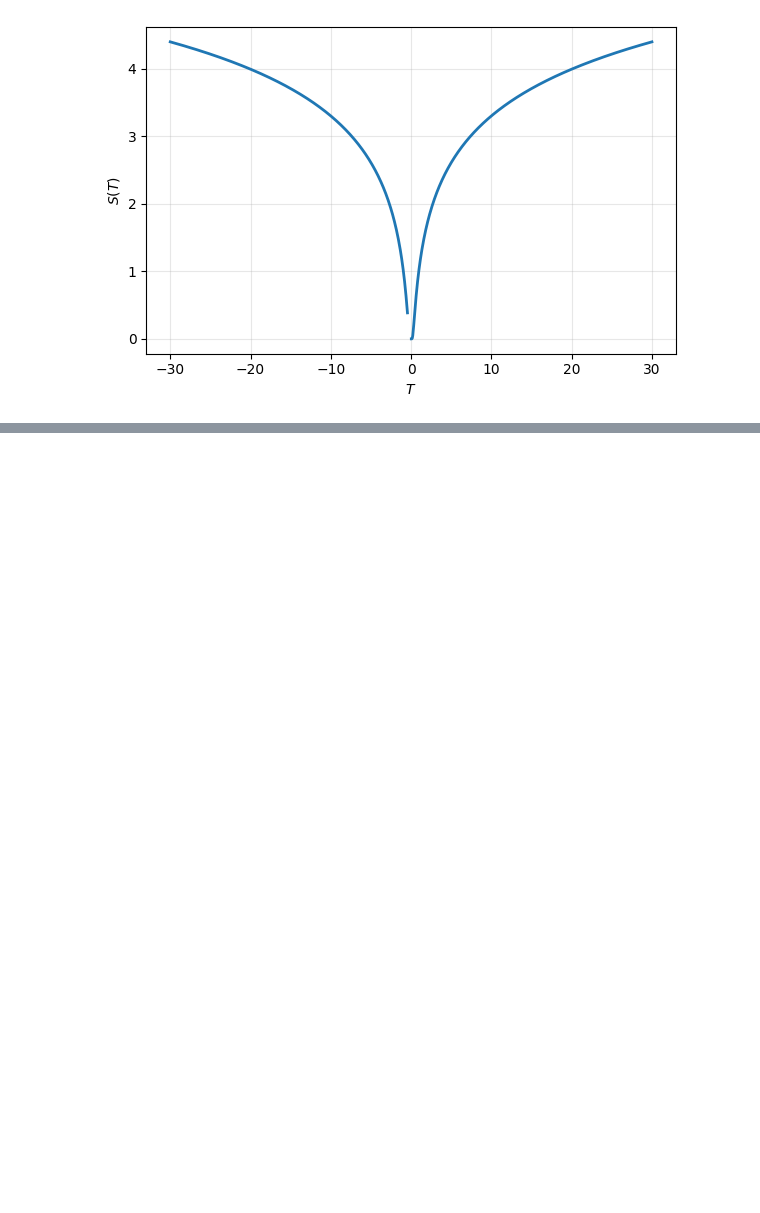
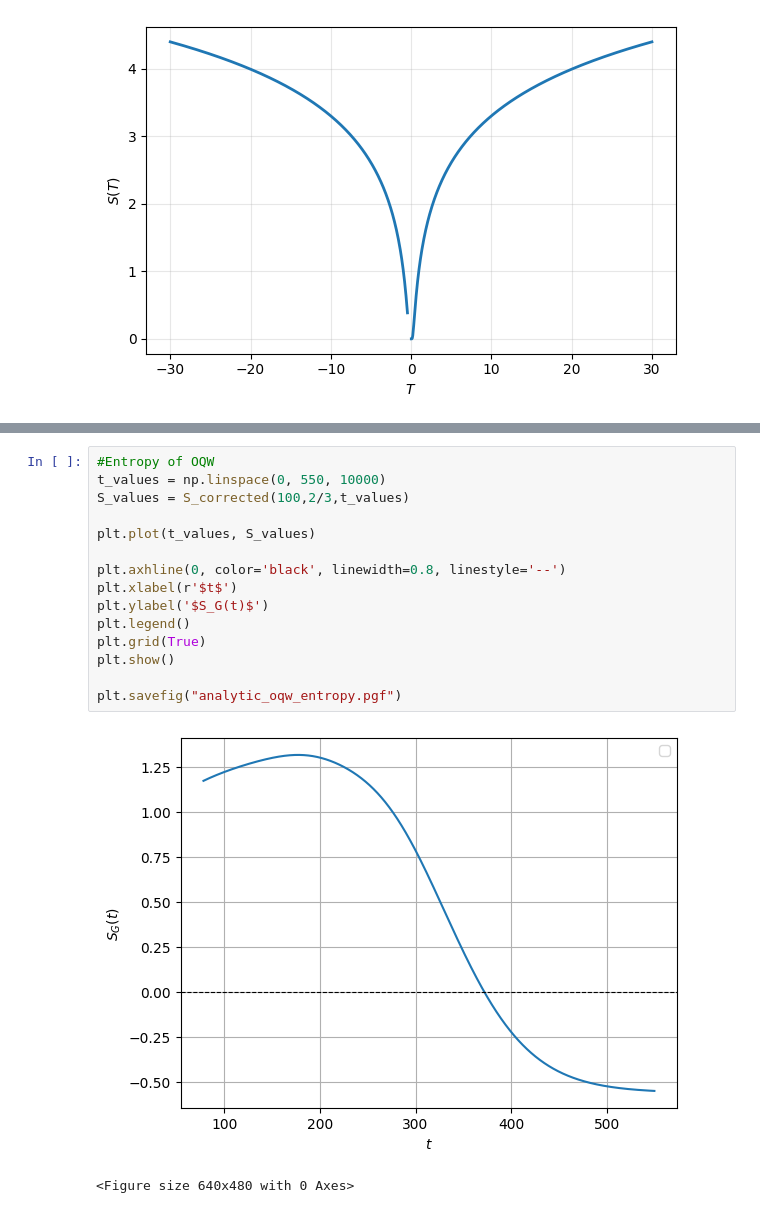
Before and after one commit to pedrolinckm/OQW-Thermodynamics, a Jupyter notebook: thermodynamics_oqw.ipynb, the cells around one changed output, grey strips where cells are left out. Saved outputs shown, nothing was run; the diff lists cells and outputs as text; blank space fills up the shorter version.

```diff
--- a/thermodynamics_oqw.ipynb
+++ b/thermodynamics_oqw.ipynb
@@ -211,0 +252,18 @@ plt.show()
+# %%
+#Entropy of OQW
+t_values = np.linspace(0, 550, 10000)
+S_values = S_corrected(100,2/3,t_values)
+
+plt.plot(t_values, S_values)
+
+plt.axhline(0, color='black', linewidth=0.8, linestyle='--')
+plt.xlabel(r'$t$')
+plt.ylabel('$S_G(t)$')
+plt.legend()
+plt.grid(True)
+plt.show()
+
+plt.savefig("analytic_oqw_entropy.pgf")
+# %% [output]
+[figure, added]
+<Figure size 640x480 with 0 Axes>
```
Also changed, not shown: parts of 3 cells of this notebook, 2 other files.
